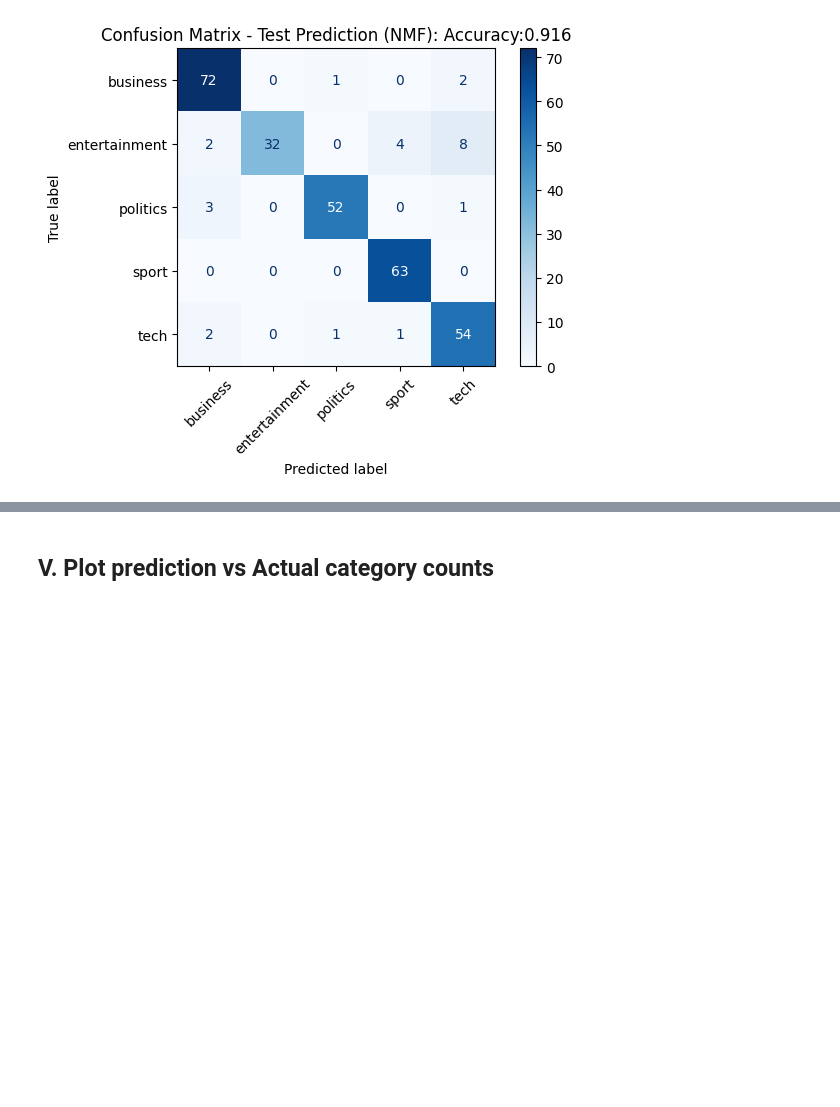
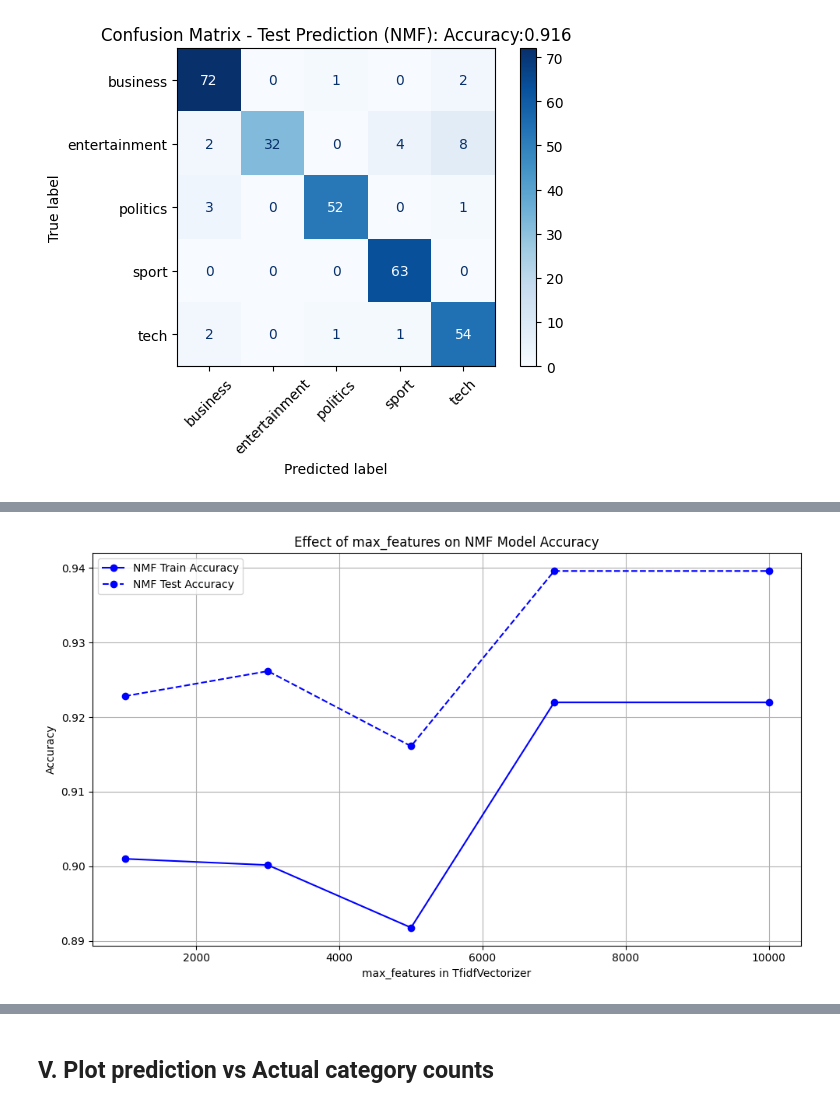
Before and after one commit to alme9155/csca-5632, a Jupyter notebook: bbc-news-classification.ipynb, the cells around one changed output, grey strips where cells are left out. Cells and saved outputs as stored; diff of their text form; code cells hidden in the pictures; blank space fills up the shorter version.

Commit message:
Kaggle Notebook | BBC News Classification | Version 16

```diff
--- a/bbc-news-classification.ipynb
+++ b/bbc-news-classification.ipynb
@@ -275,0 +302,96 @@ entertainment       1.00      0.70      0.82        46
+# %%
+from sklearn.feature_extraction.text import TfidfVectorizer
+from sklearn.preprocessing import LabelEncoder
+from sklearn.decomposition import TruncatedSVD
+from sklearn.decomposition import NMF
+from sklearn.linear_model import LogisticRegression
+from sklearn.model_selection import train_test_split, GridSearchCV
+from sklearn.pipeline import Pipeline
+from sklearn.metrics import accuracy_score, classification_report
+
+
+max_features_values = [1000, 3000, 5000, 7000, 10000]
+train_accuracy_nmf = []
+validate_accuracy_nmf = []
+result = []
+for max_feature in max_features_values:
+    # TF-IDF vectorizer with built-in preprocessing
+    vectorizer = TfidfVectorizer(
+        stop_words='english',
+        lowercase=True,
+        max_features=max_feature,
+        token_pattern=r'\b[a-zA-Z]{3,}\b'
+    )
+
+    x_train_tfidf = vectorizer.fit_transform(train['Text'])
+    x_test_tfidf = vectorizer.transform(test['Text'])
+
+    # Encode labels
+    le = LabelEncoder()
+    y_train = le.fit_transform(train['Category'])
+
+    # split the train dataset to 80%/20%
+    x_train, x_validate, y_train_split, y_validate = \
+        train_test_split(x_train_tfidf, y_train, test_size=0.2, random_state=42)
+
+
+    # Match latent dimension of NMF with unique number of categories
+    unique_categories = len(train['Category'].unique())
+
+    nmf = NMF(n_components=unique_categories, random_state=42)
+    x_train_nmf = nmf.fit_transform(x_train)
+    x_validate_nmf = nmf.transform(x_validate)
+    x_test_nmf = nmf.transform(x_test_tfidf)
+
+    # Find the most frequent category for each NMF feature in training data as category prediction
+    feature_prediction = np.argmax(x_train_nmf, axis=1)
+
+    used = set()
+    feature_to_category = {}
+    # Get the true label for articles
+    for component in range(unique_categories):
+        if np.isin(component, feature_prediction):
+            label = np.bincount(y_train_split[(feature_prediction == component)]).argmax()
+            feature_to_category[component] = label
+            used.add(label)
+        else:
+            for i in range(len(le.classes_)):
+                if i not in used:
+                    feature_to_category[component] = i
+                    used.add(i)
+                    break
+            else:
+                feature_to_category[component] = 0
+
+
+    # Prediction on training
+    y_pred_train_components = np.argmax(x_train_nmf, axis=1)
+    y_pred_nmf_train = np.array([feature_to_category[comp] for comp in y_pred_train_components])
+    score_nmf_train = accuracy_score(y_train_split, y_pred_nmf_train)
+
+    # Prediction on testing
+    y_pred_validate_components = np.argmax(x_validate_nmf, axis=1)
+    y_pred_nmf = np.array([feature_to_category[comp] for comp in y_pred_validate_components])
+    score_nmf = accuracy_score(y_validate, y_pred_nmf)
+    train_accuracy_nmf.append(score_nmf_train)
+    validate_accuracy_nmf.append(score_nmf)
+    result.append((max_feature, score_nmf_train, score_nmf))
+
+
+
+# Plotting the results
+df = pd.DataFrame(result, columns=['max_features', 'train_accuracy', 'test_accuracy'])
+plt.figure(figsize=(10, 6))
+plt.plot(max_features_values, train_accuracy_nmf, 'b-o', label='NMF Train Accuracy')
+plt.plot(max_features_values, validate_accuracy_nmf, 'b--o', label='NMF Test Accuracy')
+plt.xlabel('max_features in TfidfVectorizer')
+plt.ylabel('Accuracy')
+plt.title('Effect of max_features on NMF Model Accuracy')
+plt.grid(True)
+plt.tight_layout()
+plt.legend()
+plt.show()
+
+display(df)
+# %% [output]
+[figure, added]
```
Also changed, not shown: parts of 11 cells of this notebook.
